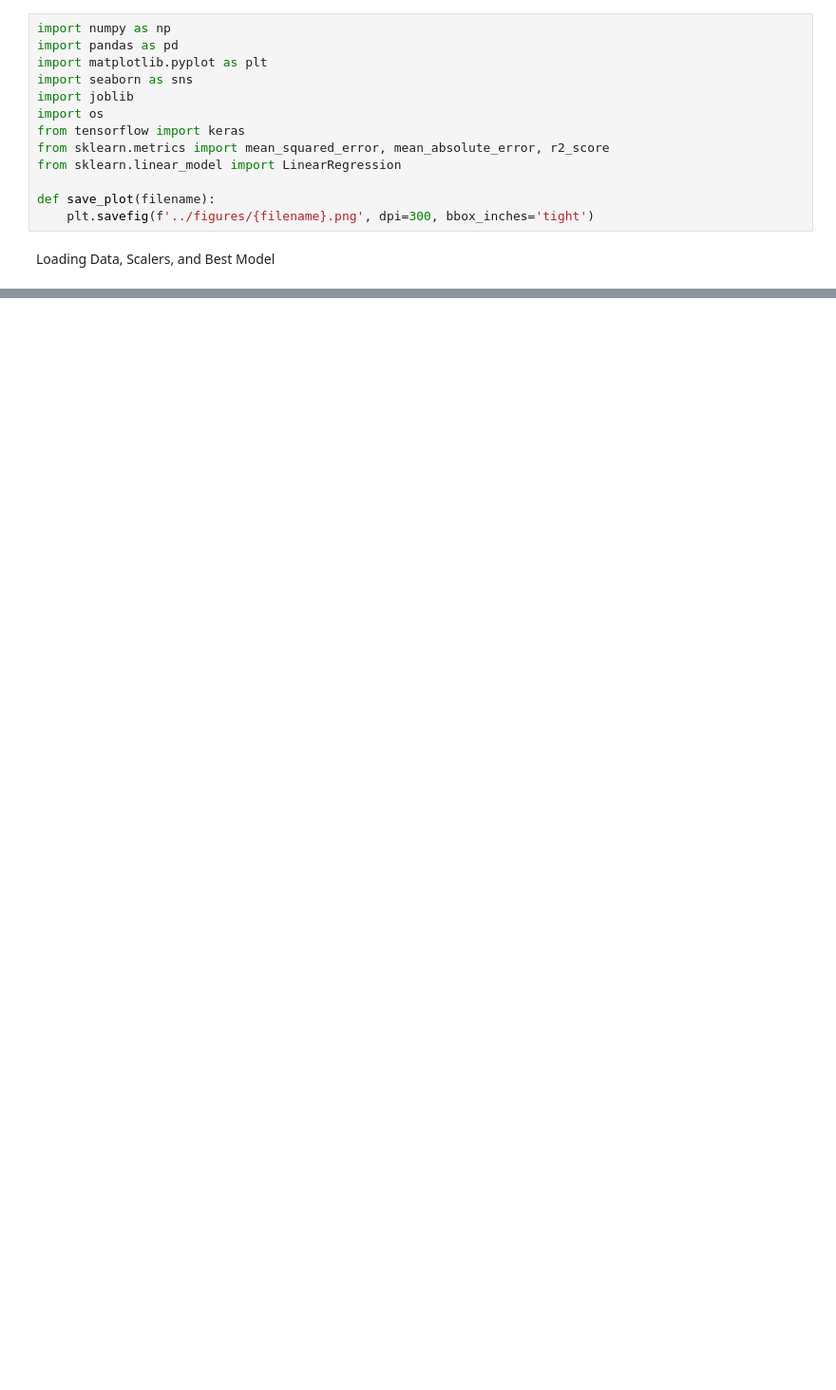
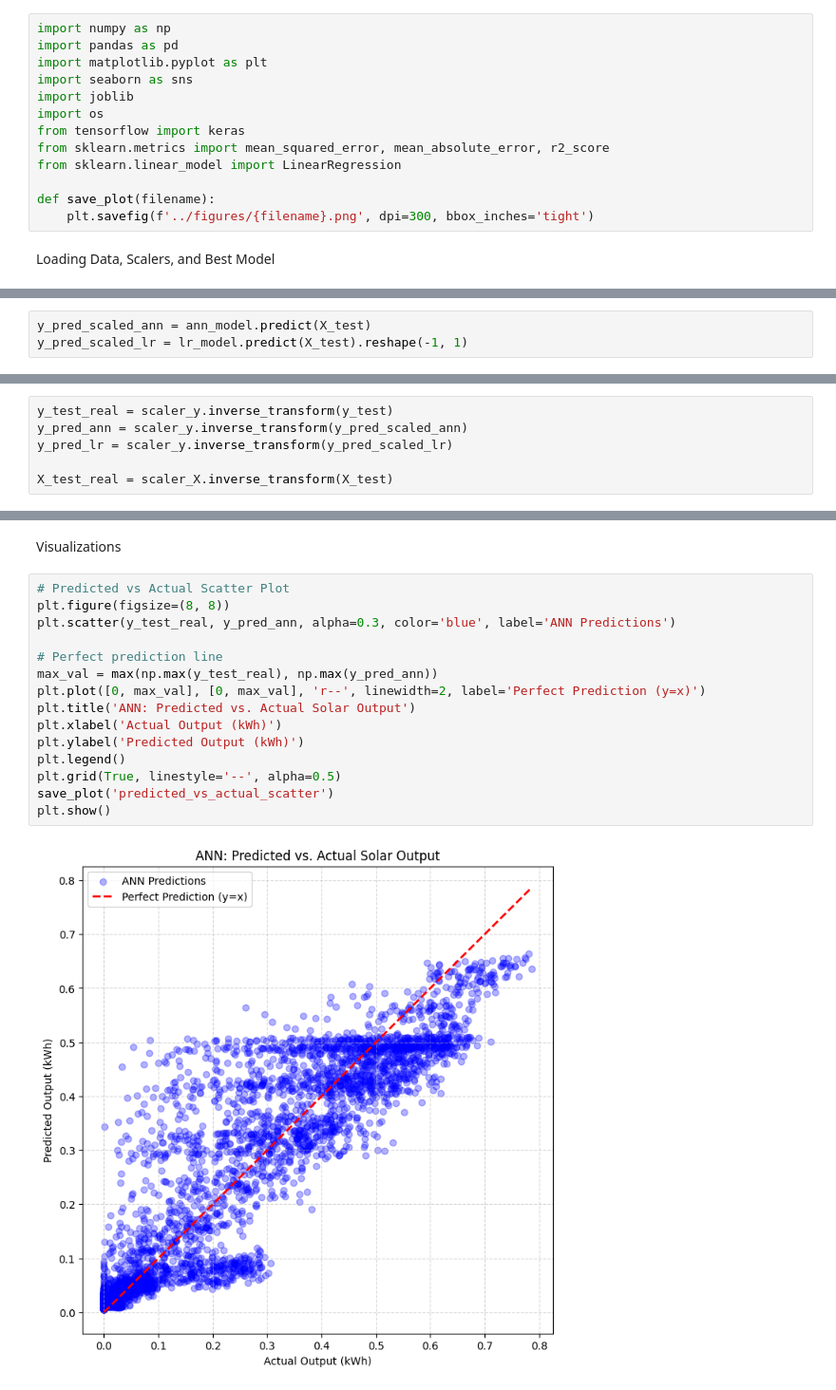
Before and after one commit to Ethanolbicarbonate/renewable_energy_ann, a Jupyter notebook: notebooks/03_evaluation.ipynb, the cells around one changed output, grey strips where cells are left out. Shown at 95% size. Drawn from its saved outputs; the diff is of its cells as text; blank space fills up the shorter version.

```diff
--- a/notebooks/03_evaluation.ipynb
+++ b/notebooks/03_evaluation.ipynb
@@ -26,0 +34,3 @@ ValueError: Could not deserialize 'keras.metrics.mse' because it is not a KerasS
+# %%
+y_pred_scaled_ann = ann_model.predict(X_test)
+y_pred_scaled_lr = lr_model.predict(X_test).reshape(-1, 1)
@@ -26,0 +41,6 @@ ValueError: Could not deserialize 'keras.metrics.mse' because it is not a KerasS
+# %%
+y_test_real = scaler_y.inverse_transform(y_test)
+y_pred_ann = scaler_y.inverse_transform(y_pred_scaled_ann)
+y_pred_lr = scaler_y.inverse_transform(y_pred_scaled_lr)
+
+X_test_real = scaler_X.inverse_transform(X_test)
@@ -26,0 +71,19 @@ ValueError: Could not deserialize 'keras.metrics.mse' because it is not a KerasS
+# %% [markdown]
+Visualizations
+# %%
+# Predicted vs Actual Scatter Plot
+plt.figure(figsize=(8, 8))
+plt.scatter(y_test_real, y_pred_ann, alpha=0.3, color='blue', label='ANN Predictions')
+
+# Perfect prediction line
+max_val = max(np.max(y_test_real), np.max(y_pred_ann))
+plt.plot([0, max_val], [0, max_val], 'r--', linewidth=2, label='Perfect Prediction (y=x)')
+plt.title('ANN: Predicted vs. Actual Solar Output')
+plt.xlabel('Actual Output (kWh)')
+plt.ylabel('Predicted Output (kWh)')
+plt.legend()
+plt.grid(True, linestyle='--', alpha=0.5)
+save_plot('predicted_vs_actual_scatter')
+plt.show()
+# %% [output]
+[figure, added]
```
Also changed, not shown: parts of 11 cells of this notebook, 1 other file.
